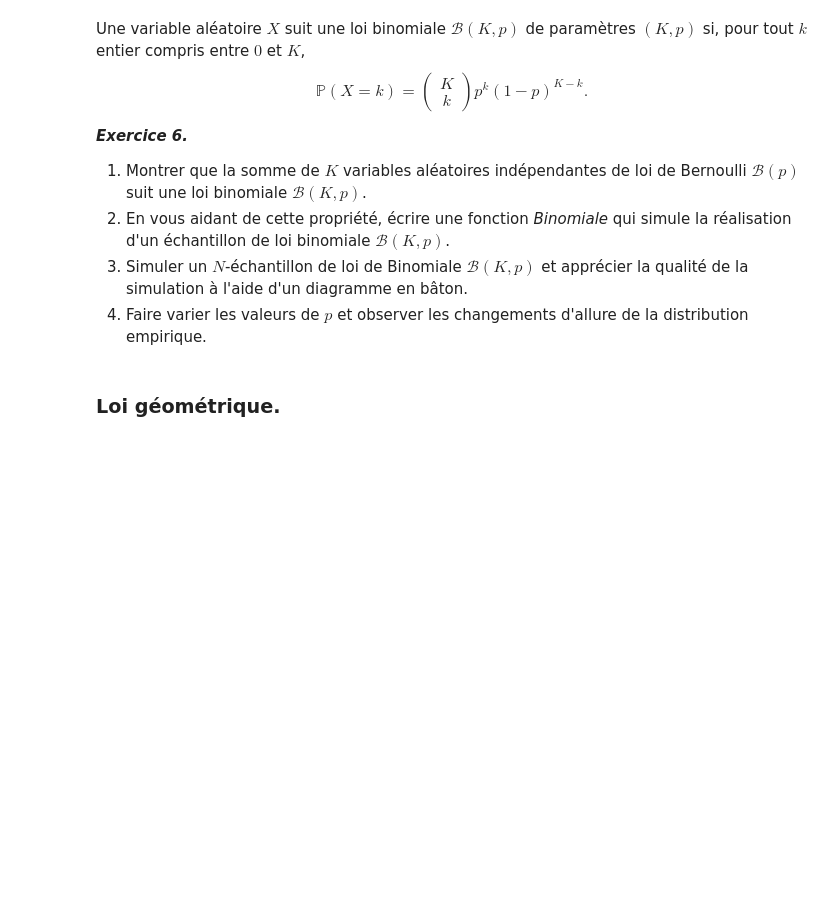
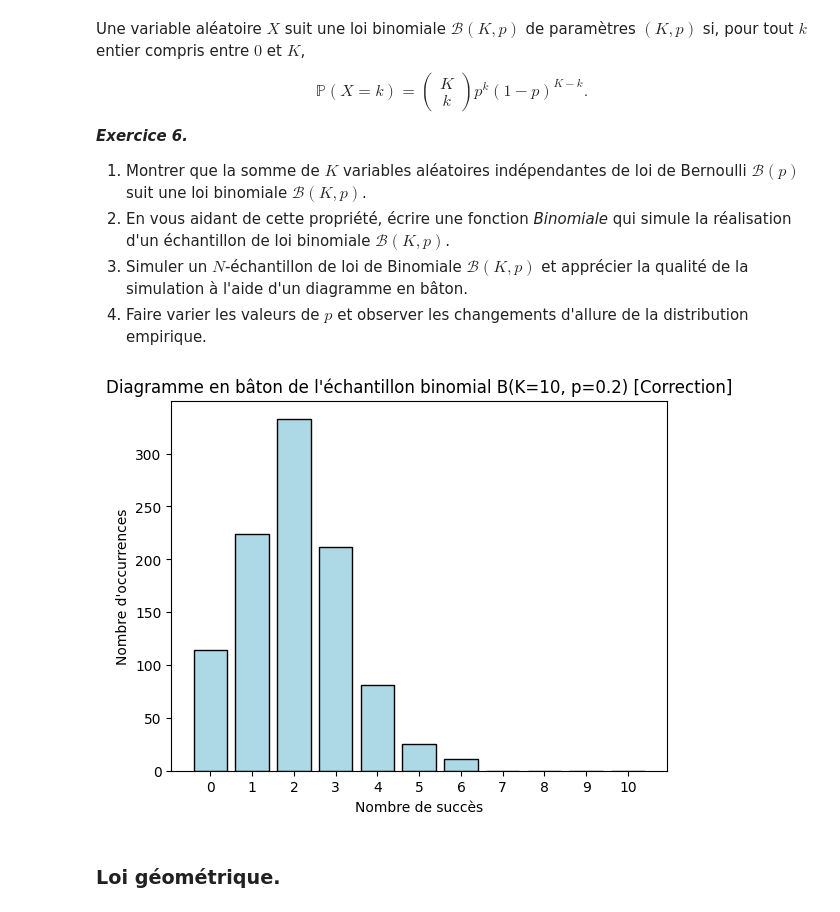
Before and after one commit to SUPREMEchelson/ProjetMathsDataScience, a Jupyter notebook: TP pour le 25 février/projet2.ipynb, the cells around one changed output. Drawn from its saved outputs; the diff is of its cells as text; code cells hidden in the pictures; blank space fills up the shorter version.

```diff
--- a/TP pour le 25 février/projet2.ipynb
+++ b/TP pour le 25 février/projet2.ipynb
@@ -256,31 +256,52 @@ $$ \mathbb{P}(X=k) =  \left(\begin{array}{c} K \\ k \end{array}\right) p^k (1-p)
 # %%
 def Binomiale(p, k=1, n=1):
     """
     Crée un échantillon de taille n de la loi de Bernoulli de paramètre (k, p).
 
     Remarque: On s'appuie sur le fait que la somme de k variables aléatoires
     indépendantes de loi de Bernoulli de paramètre p forme une variable
     aléatoire de loi Binomiale de paramètres p et k.
 
     Parameters
     ----------
     p, k :
         Paramètres de la loi binomiale.
         Par défaut k=1, ce qui correspond à une loi de Bernoulli.
     n : int, optional
         Taille de l'échantillon (valeur par défaut=1).
     Returns
     -------
-    y : ndarray
-        Echantillon.
+    ndarray
+    Echantillon.
 
     """
-    y = np.zeros(n)
+    return [np.sum(np.random.rand(k) < p) for _ in range(n)]
 
-    # A compléter.
-    # y[i] contient la réalisation de la ième variable de l'échantillon.
+def occurrences_alternative(val, y):
+    """Compte le nombre d'occurrences de chaque valeur de val dans l'échantillon y."""
+    occ = np.zeros(len(val))
+    for k in range(len(val)):
+        occ[k] = np.sum(y == val[k])
+    return occ
 
-    return(y)
+K = 10
+p = 0.2
+N = 1000
+echantillon_binomiale = Binomiale(p, K, N)
+
+# Calcul des occurrences pour le diagramme en bâton
+val = np.arange(K+1)  # Toutes les valeurs possibles de 0 à K
+occ_alternative = occurrences_alternative(val, echantillon_binomiale)
+
+# Affichage du diagramme en bâton pour l'échantillon binomial avec la fonction corrigée
+plt.bar(val, occ_alternative, color='lightblue', edgecolor='black')
+plt.xlabel('Nombre de succès')
+plt.ylabel('Nombre d\'occurrences')
+plt.title('Diagramme en bâton de l\'échantillon binomial B(K=10, p=0.2) [Correction]')
+plt.xticks(val)
+plt.show()
+# %% [output]
+[figure, added]
 # %% [markdown]
 ### Loi géométrique.
 # %% [markdown]
```
Also changed, not shown: parts of 7 cells of this notebook.
